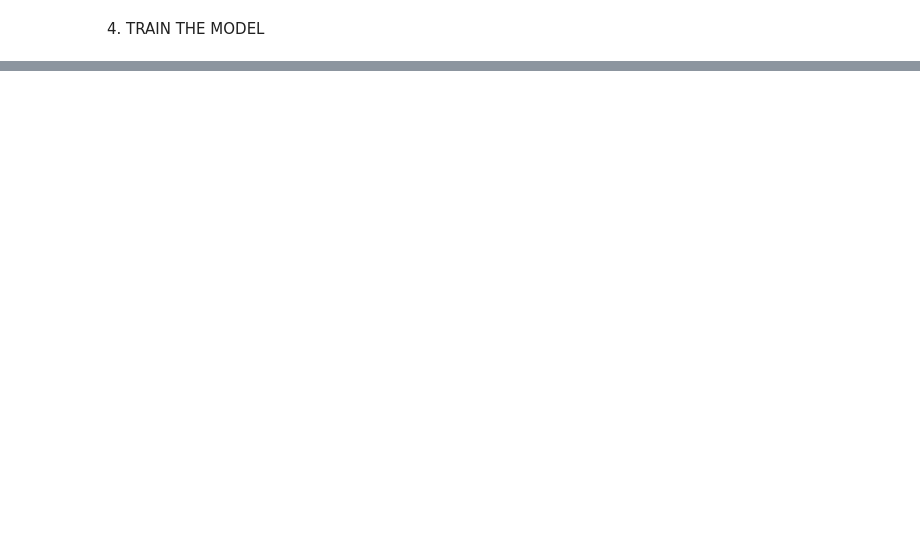
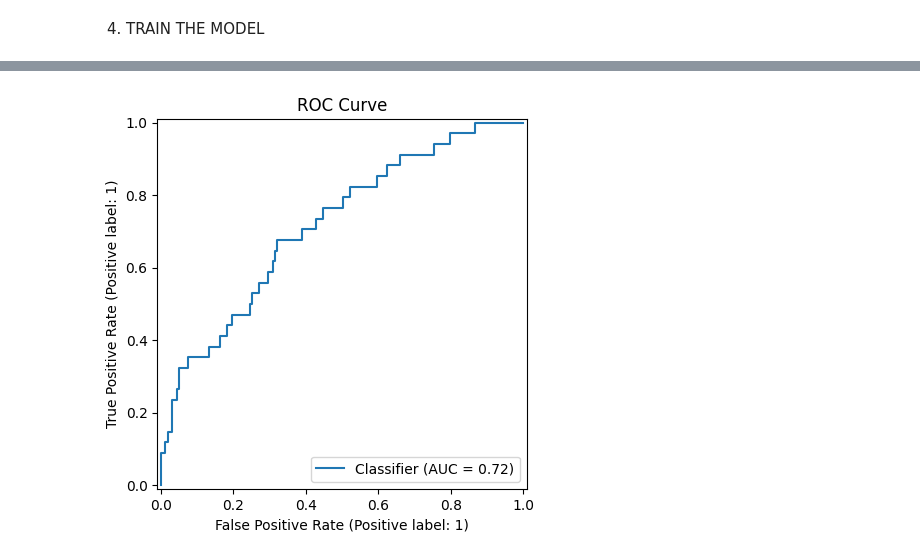
Before and after one commit to uzair011/CN6022, a Jupyter notebook: churn.ipynb, the cells around one changed output, grey strips where cells are left out. Cells and saved outputs as stored; diff of their text form; code cells hidden in the pictures; blank space fills up the shorter version.

```diff
--- a/churn.ipynb
+++ b/churn.ipynb
@@ -309,0 +298,17 @@ Epoch [100/100], Loss: 0.2655
+# %%
+from sklearn.metrics import confusion_matrix, ConfusionMatrixDisplay
+import matplotlib.pyplot as plt
+import torch
+
+
+model.eval()
+with torch.no_grad():
+    y_pred = model(X_test_tensor)
+y_pred_class = (torch.sigmoid(y_pred) > 0.5).float()
+
+cm = confusion_matrix(y_test, y_pred_class)
+disp = ConfusionMatrixDisplay(cm, display_labels=['No Churn', 'Churn'])
+disp.plot(cmap='Blues')
+plt.title('Confusion Matrix')
+plt.savefig('confusion_matrix.png', dpi=300)
+plt.show()
@@ -309,0 +317,10 @@ Epoch [100/100], Loss: 0.2655
+# %%
+from sklearn.metrics import RocCurveDisplay
+
+y_pred_proba = torch.sigmoid(y_pred).numpy()
+RocCurveDisplay.from_predictions(y_test, y_pred_proba)
+plt.title('ROC Curve')
+plt.savefig('roc_curve.png', dpi=300)
+plt.show()
+# %% [output]
+[figure, added]
```
Also changed, not shown: parts of 8 cells of this notebook.
